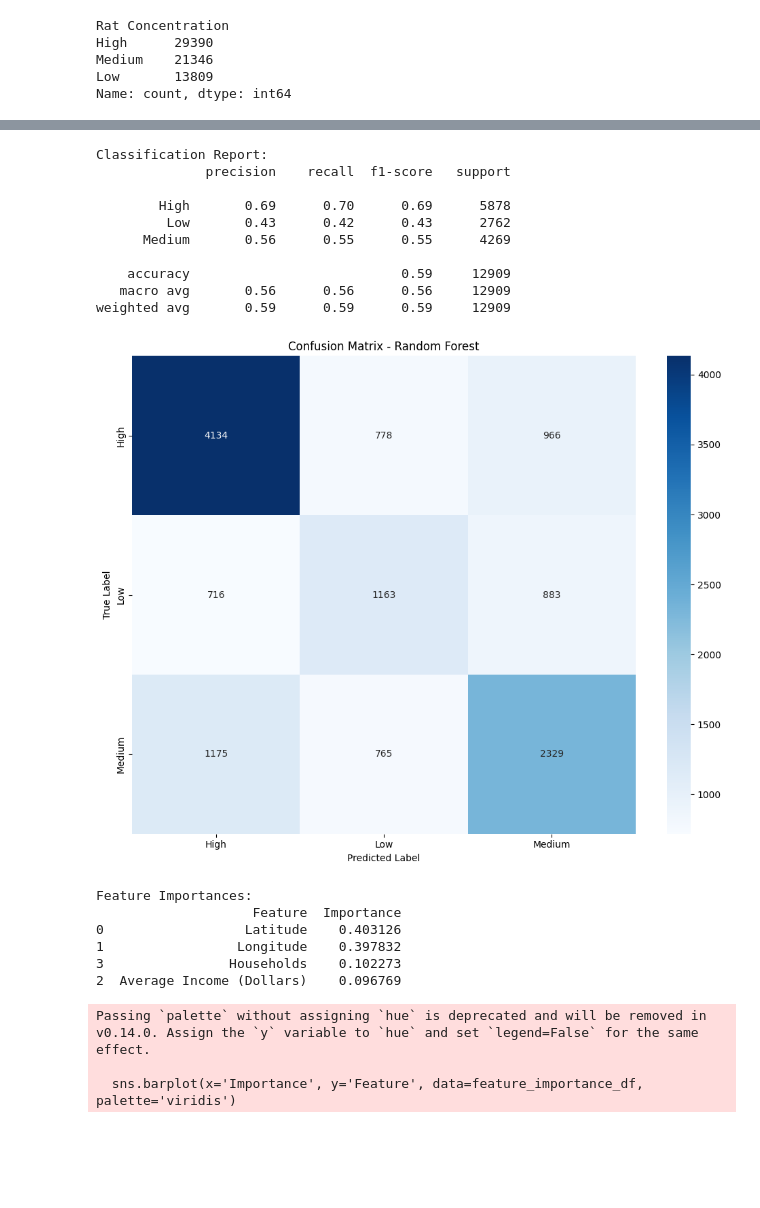
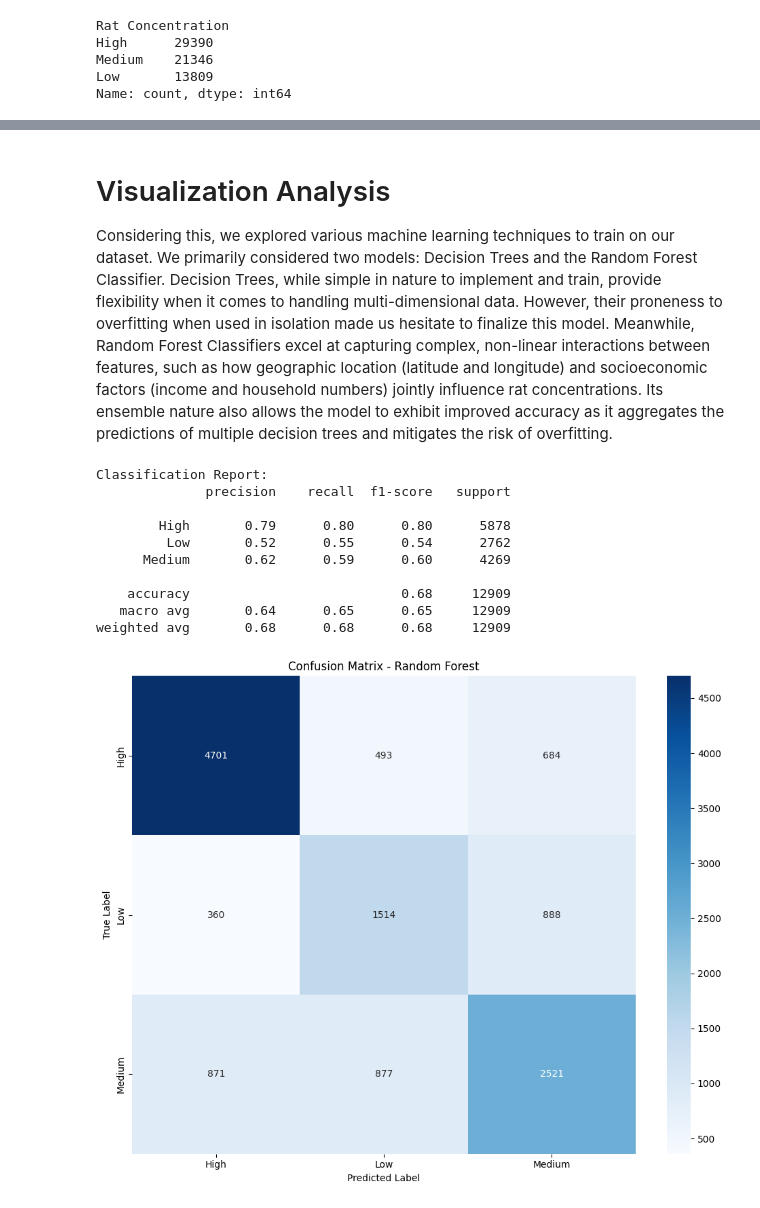
Before and after one commit to trishaa4144/cmsc320-final, a Jupyter notebook: CMSC320_Final.ipynb, the cells around one changed output, grey strips where cells are left out. Drawn from its saved outputs; the diff is of its cells as text; code cells hidden in the pictures; blank space fills up the shorter version.

```diff
--- a/CMSC320_Final.ipynb
+++ b/CMSC320_Final.ipynb
@@ -762,8 +767,8 @@ rat_sightings_by_month_category = quantiles
 category_mapping = rat_sightings_by_month_category.to_dict()
 
 income_rat_df['Rat Concentration'] = income_rat_df['Year-Month'].map(category_mapping)
-income_rat_df.drop("Created Date", axis=1, inplace=True)
-income_rat_df.drop("Year", axis=1, inplace=True)
+# income_rat_df.drop("Created Date", axis=1, inplace=True)
+# income_rat_df.drop("Year", axis=1, inplace=True)
 
 income_rat_df
 # %% [output]
@@ -792,3 +797,12 @@ High      29390
 Medium    21346
 Low       13809
 Name: count, dtype: int64
+# %%
+# Define summer months
+summer_months = [6, 7, 8]
+
+# Add a new column for summer (1 for summer, 0 for others)
+income_rat_df['Is_Summer'] = income_rat_df['Month'].apply(lambda x: 1 if x in summer_months else 0)
+
+# Check the updated DataFrame
+income_rat_df
@@ -795,16 +872,11 @@ Name: count, dtype: int64
+# %% [markdown]
+# Visualization Analysis
+Considering this, we explored various machine learning techniques to train on our dataset. We primarily considered two models: Decision Trees and the Random Forest Classifier. Decision Trees, while simple in nature to implement and train, provide flexibility when it comes to handling multi-dimensional data. However, their proneness to overfitting when used in isolation made us hesitate to finalize this model. Meanwhile, Random Forest Classifiers excel at capturing complex, non-linear interactions between features, such as how geographic location (latitude and longitude) and socioeconomic factors (income and household numbers) jointly influence rat concentrations. Its ensemble nature also allows the model to exhibit improved accuracy as it aggregates the predictions of multiple decision trees and mitigates the risk of overfitting.
 # %%
-import pandas as pd
-import numpy as np
-from sklearn.model_selection import train_test_split
-from sklearn.ensemble import RandomForestClassifier
-from sklearn.metrics import classification_report, confusion_matrix
-import matplotlib.pyplot as plt
-import seaborn as sns
-
 # Function to train and evaluate a Random Forest model
 def train_random_forest_model(income_rat_df):
     # Select features and target variable
-    features = ['Latitude', 'Longitude', 'Average Income (Dollars)', 'Households']
+    features = ['Latitude', 'Longitude', 'Average Income (Dollars)', 'Households', 'Is_Summer']
     target = 'Rat Concentration'
     X = income_rat_df[features]
     y = income_rat_df[target]
@@ -828,65 +900,38 @@ def train_random_forest_model(income_rat_df):
     # Train the model
     rf_model.fit(X_train, y_train)
 
     # Make predictions
     y_pred = rf_model.predict(X_test)
 
     # Evaluate the model
     print("Classification Report:")
     print(classification_report(y_test, y_pred, target_names=['High', 'Low', 'Medium']))
 
     # Confusion Matrix
     cm = confusion_matrix(y_test, y_pred)
     plt.figure(figsize=(10, 8))
     sns.heatmap(cm, annot=True, fmt='d', cmap='Blues',
                 xticklabels=['High', 'Low', 'Medium'],
                 yticklabels=['High', 'Low', 'Medium'])
     plt.title('Confusion Matrix - Random Forest')
     plt.xlabel('Predicted Label')
     plt.ylabel('True Label')
     plt.tight_layout()
     plt.show()
 
-    # Feature Importance
-    feature_importances = rf_model.feature_importances_
-    feature_importance_df = pd.DataFrame({
-        'Feature': features,
-        'Importance': feature_importances
-    }).sort_values(by='Importance', ascending=False)
-
-    print("\nFeature Importances:")
-    print(feature_importance_df)
-
-    plt.figure(figsize=(8, 6))
-    sns.barplot(x='Importance', y='Feature', data=feature_importance_df, palette='viridis')
-    plt.title('Feature Importances')
-    plt.xlabel('Importance')
-    plt.ylabel('Feature')
-    plt.tight_layout()
-    plt.show()
-
     return rf_model
 
-# Call the function
+# Train and evaluate the Random Forest model
 random_forest_model = train_random_forest_model(income_rat_df)
 # %% [output]
 Classification Report:
               precision    recall  f1-score   support
 
-        High       0.69      0.70      0.69      5878
-         Low       0.43      0.42      0.43      2762
-      Medium       0.56      0.55      0.55      4269
+        High       0.79      0.80      0.80      5878
+         Low       0.52      0.55      0.54      2762
+      Medium       0.62      0.59      0.60      4269
 
-    accuracy                           0.59     12909
-   macro avg       0.56      0.56      0.56     12909
-weighted avg       0.59      0.59      0.59     12909
+    accuracy                           0.68     12909
+   macro avg       0.64      0.65      0.65     12909
+weighted avg       0.68      0.68      0.68     12909
-[figure, old version]
+[figure, new version]
-Feature Importances:
-                    Feature  Importance
-0                  Latitude    0.403126
-1                 Longitude    0.397832
-3                Households    0.102273
-2  Average Income (Dollars)    0.096769
-Passing `palette` without assigning `hue` is deprecated and will be removed in v0.14.0. Assign the `y` variable to `hue` and set `legend=False` for the same effect.
-
-  sns.barplot(x='Importance', y='Feature', data=feature_importance_df, palette='viridis')
```
Also changed, not shown: parts of 10 cells of this notebook.
